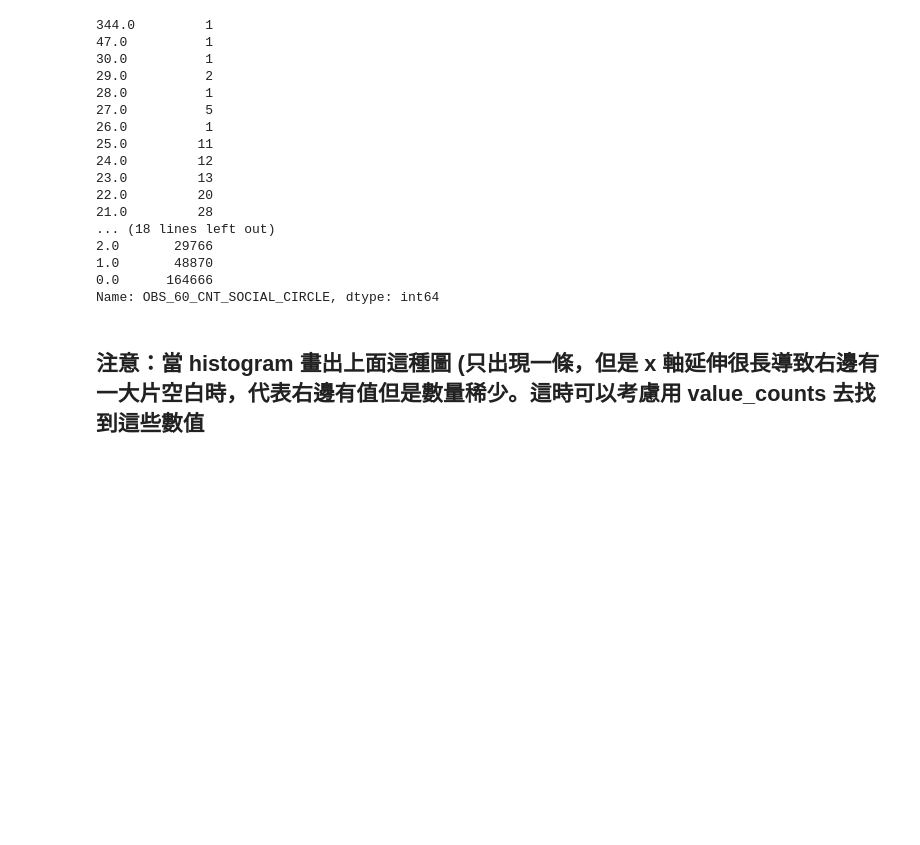
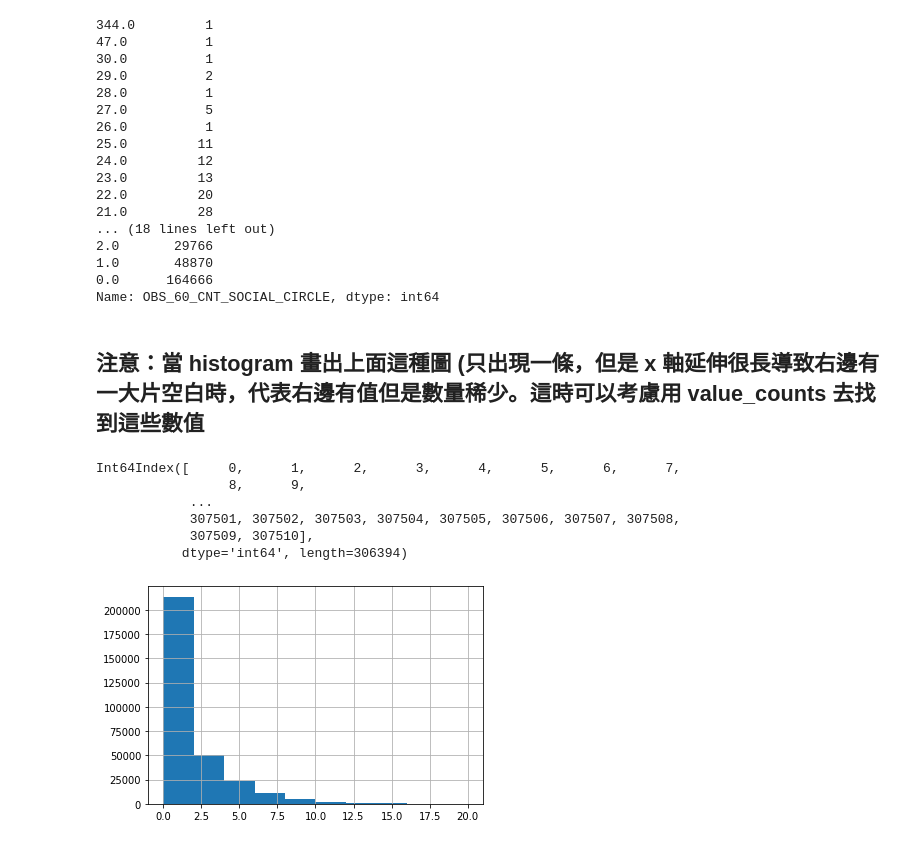
Before and after one commit to chingcc1209/4th-ML100Days, a Jupyter notebook: Day_009_HW.ipynb, the cells around one changed output. Cells and saved outputs as stored; diff of their text form; code cells hidden in the pictures; blank space fills up the shorter version.

```diff
--- a/Day_009_HW.ipynb
+++ b/Day_009_HW.ipynb
@@ -252,11 +252,20 @@ Name: OBS_60_CNT_SOCIAL_CIRCLE, dtype: int64
 # %%
 # 把一些極端值暫時去掉，在繪製一次 Histogram
 # 選擇 OBS_60_CNT_SOCIAL_CIRCLE 小於 20 的資料點繪製
 """
 Your Code Here
 """
-loc_a =
-loc_b =
+loc_a = app_train['OBS_60_CNT_SOCIAL_CIRCLE'][app_train['OBS_60_CNT_SOCIAL_CIRCLE'] <= 20].index
+print(loc_a)
+loc_b = 'OBS_60_CNT_SOCIAL_CIRCLE'
 
 app_train.loc[loc_a, loc_b].hist()
 plt.show()
+# %% [output]
+Int64Index([     0,      1,      2,      3,      4,      5,      6,      7,
+                 8,      9,
+            ...
+            307501, 307502, 307503, 307504, 307505, 307506, 307507, 307508,
+            307509, 307510],
+           dtype='int64', length=306394)
+[figure, added]
```
